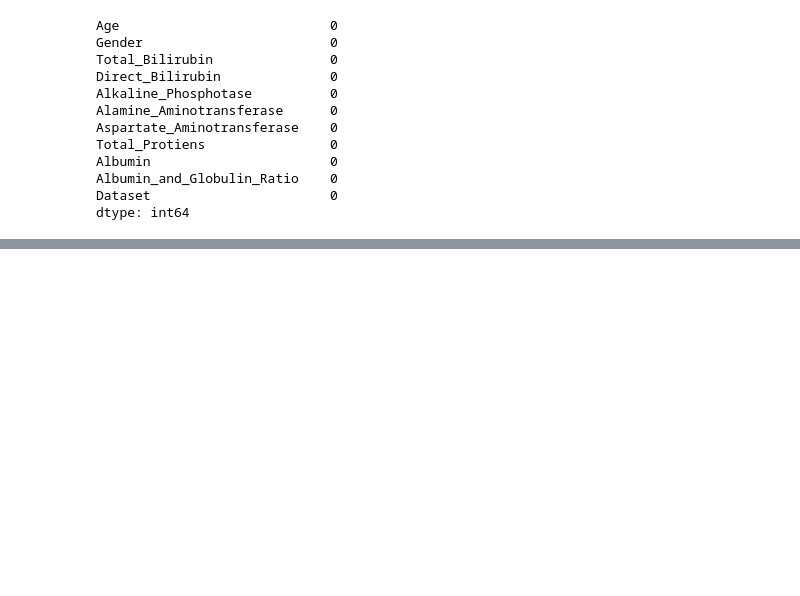
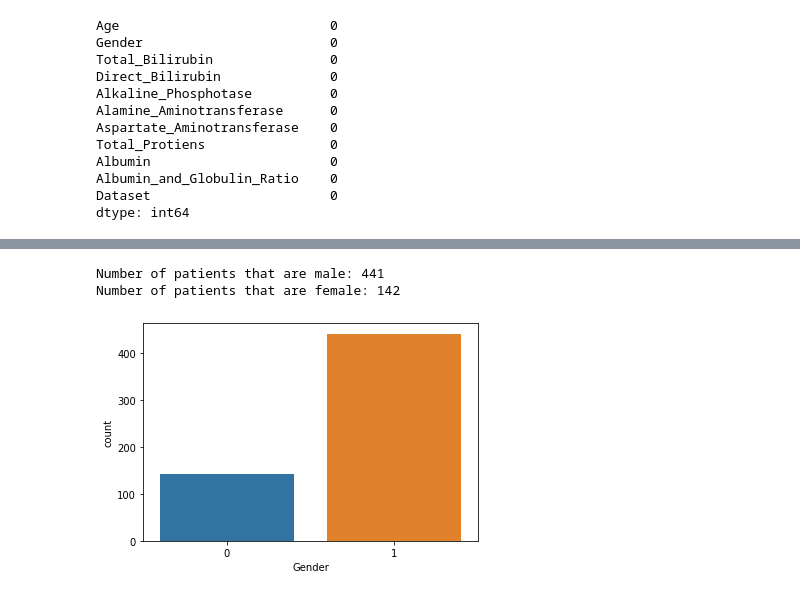
Before and after one commit to juna3977/Projektas, a Jupyter notebook: Untitled.ipynb, the cells around one changed output, grey strips where cells are left out. Cells and saved outputs as stored; diff of their text form; code cells hidden in the pictures; blank space fills up the shorter version.

```diff
--- a/Untitled.ipynb
+++ b/Untitled.ipynb
@@ -81,0 +96,9 @@ dtype: int64
+# %%
+sns.countplot(data=liver,x='Gender',label='Count')
+M,F=liver['Gender'].value_counts()
+print('Number of patients that are male:',M)
+print('Number of patients that are female:',F)
+# %% [output]
+Number of patients that are male: 441
+Number of patients that are female: 142
+[figure, added]
```
Also changed, not shown: parts of 9 cells of this notebook.
